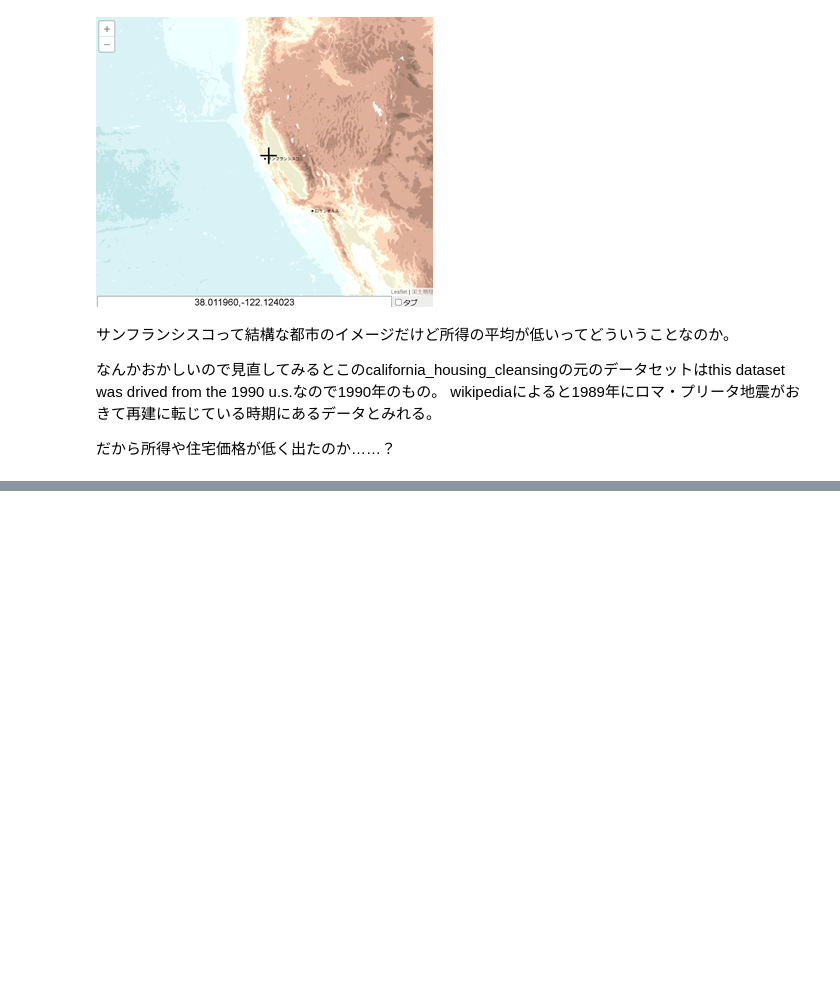
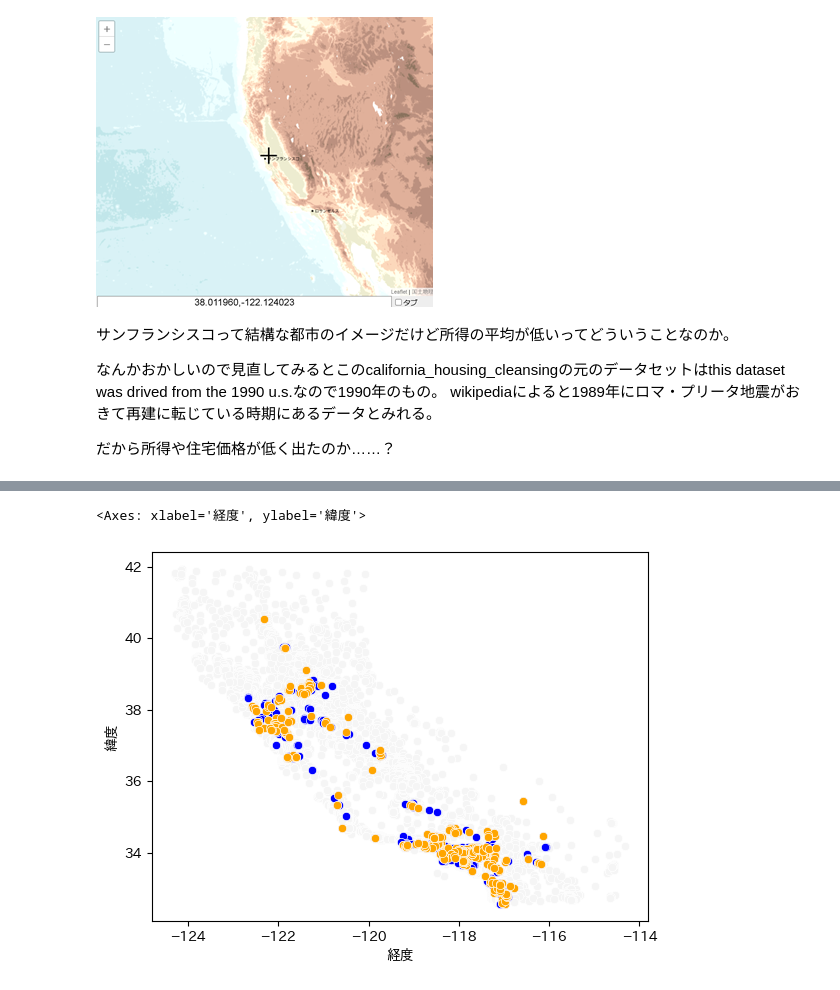
Before and after one commit to Inami-K/datescience_learning, a Jupyter notebook: クラスタリング/クラスタリングー演習.ipynb, the cells around one changed output, grey strips where cells are left out. Cells and saved outputs as stored; diff of their text form; code cells hidden in the pictures; blank space fills up the shorter version.

```diff
--- a/クラスタリング/クラスタリングー演習.ipynb
+++ b/クラスタリング/クラスタリングー演習.ipynb
@@ -227,0 +232,9 @@ wikipediaによると1989年にロマ・プリータ地震がおきて再建に
+# %%
+df_cluster0 = df.query('クラスター == 0')
+sns.scatterplot(x='経度', y='緯度', data=df, color="whitesmoke")
+sns.scatterplot(x='経度', y='緯度', data=df_cluster0.query('地域人口 <= 3000'), color="skyblue")
+sns.scatterplot(x='経度', y='緯度', data=df_cluster0.query('地域人口 > 3000'), color="blue")
+sns.scatterplot(x='経度', y='緯度', data=df_cluster0.query('地域人口 > 5000'), color="orange")
+# %% [output]
+<Axes: xlabel='経度', ylabel='緯度'>
+[figure, added]
```
Also changed, not shown: parts of 46 cells of this notebook.
